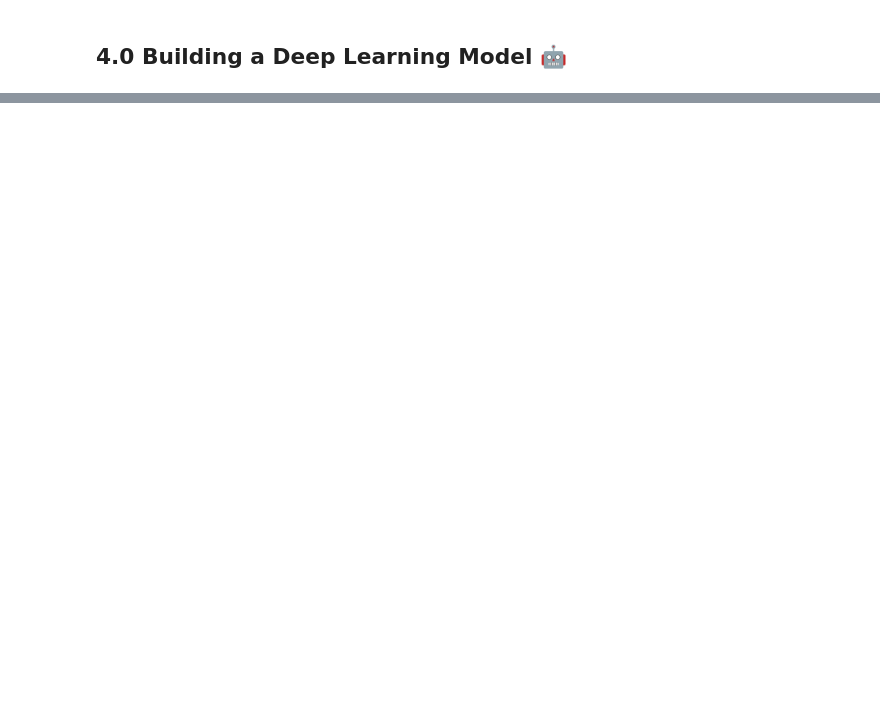
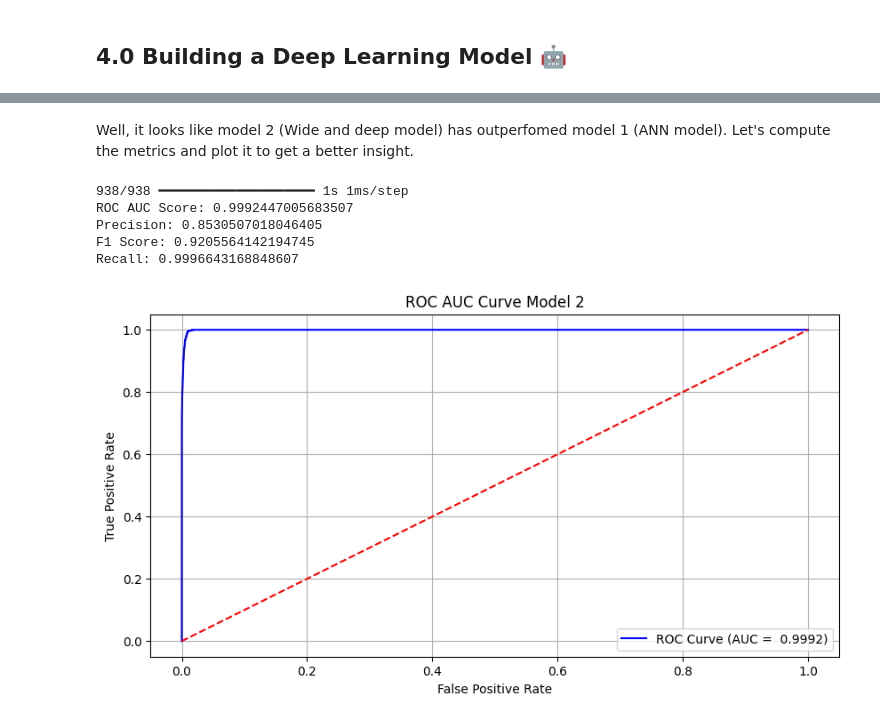
Before and after one commit to Ahmed-Sohail2000/Predictive-Analytics-for-Bone-Health-Project, a Jupyter notebook: Predictive_Analytics_for_Bone_Health_Project🔮🦴.ipynb, the cells around one changed output, grey strips where cells are left out. Cells and saved outputs as stored; diff of their text form; code cells hidden in the pictures; blank space fills up the shorter version.

```diff
--- a/Predictive_Analytics_for_Bone_Health_Project🔮🦴.ipynb
+++ b/Predictive_Analytics_for_Bone_Health_Project🔮🦴.ipynb
@@ -391,0 +723,49 @@ Awesome!!! NOW LET'S BUILD A DEEP LEARNING MODEL!!!
+# %% [markdown]
+Well, it looks like model 2 (Wide and deep model) has outperfomed model 1 (ANN model). Let's compute the metrics and plot it to get a better insight.
+# %%
+# import the necessary metrics
+from sklearn.metrics import roc_auc_score, precision_score, f1_score, recall_score
+import matplotlib.pyplot as plt
+
+# get model ANN prediction probabilities
+y_probs = model_2.predict(X_test_scaled)
+
+# convert the prediction probabilities into predictions
+y_preds = (y_probs > 0.4).astype(int)   # convert the predictions as a binary form of predictions e.g. 0 or 1
+
+# calculate the metrics
+roc_auc = roc_auc_score(y_test, y_probs)
+precision = precision_score(y_test, y_preds)
+f1 = f1_score(y_test, y_preds)
+recall = recall_score(y_test, y_preds)
+
+# print the results
+print(f'ROC AUC Score: {roc_auc}')
+print(f'Precision: {precision}')
+print(f'F1 Score: {f1}')
+print(f'Recall: {recall}')
+# %% [output]
+938/938 ━━━━━━━━━━━━━━━━━━━━ 1s 1ms/step
+ROC AUC Score: 0.9992447005683507
+Precision: 0.8530507018046405
+F1 Score: 0.9205564142194745
+Recall: 0.9996643168848607
+# %%
+# import roc auc curve
+from sklearn.metrics import roc_curve
+
+# compute the roc auc
+fpr, tpr, _ = roc_curve(y_test, y_probs)
+
+# plot the roc auc
+plt.figure(figsize = (10, 5))
+plt.plot(fpr, tpr, color = 'blue', label = f'ROC Curve (AUC = {roc_auc : .4f})')    # the blue line is the actual roc score
+plt.plot([0, 1], [0, 1], linestyle = '--', color = 'red')   # this will plot a random line to guess the roc score.
+plt.xlabel('False Positive Rate')
+plt.ylabel('True Positive Rate')
+plt.title('ROC AUC Curve Model 2')
+plt.legend()
+plt.grid()
+plt.show()
+# %% [output]
+[figure, added]
```
Also changed, not shown: parts of 43 cells of this notebook.
